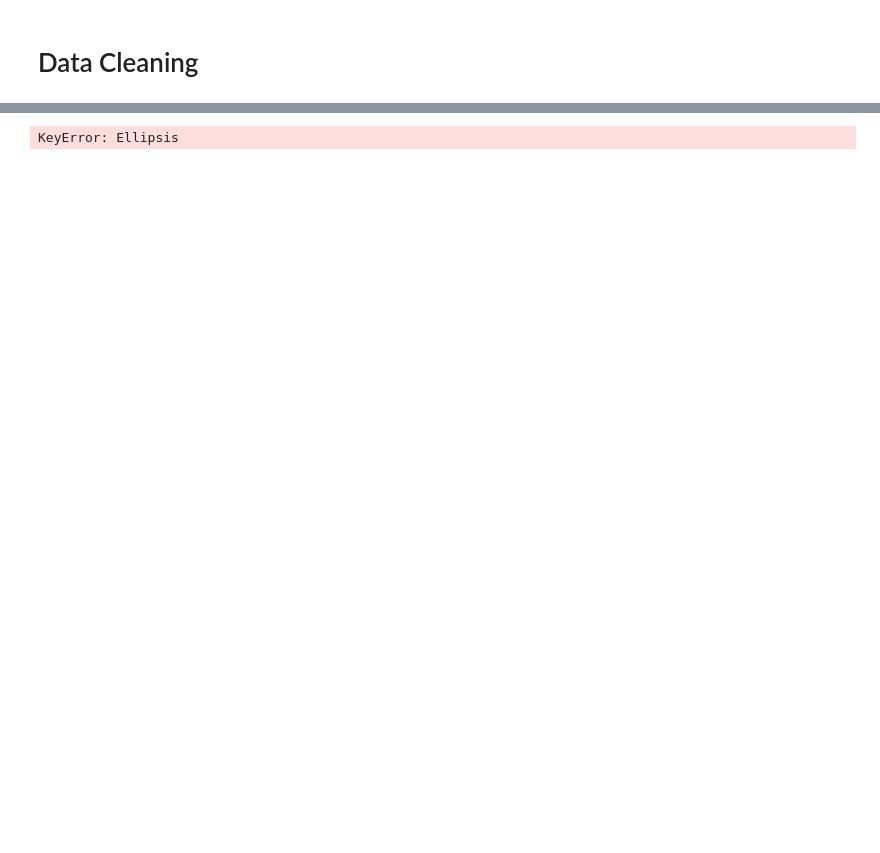
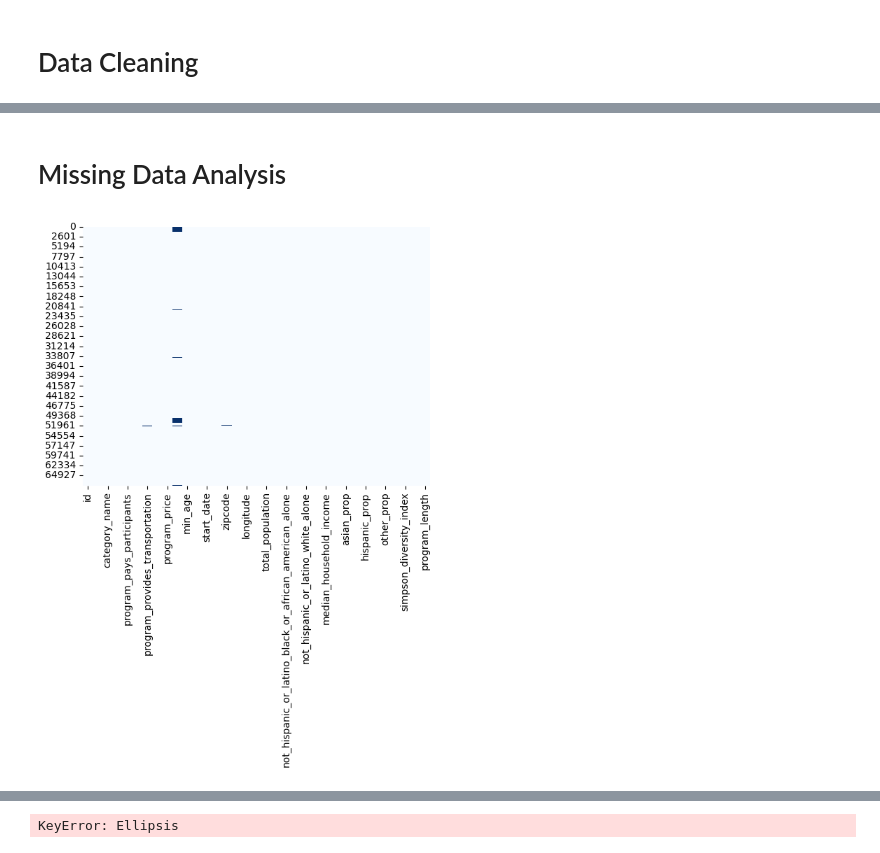
Before and after one commit to bpawlow/Stat390-Project, a Jupyter notebook: Data Cleaning & EDA.ipynb, the cells around one changed output, grey strips where cells are left out. Cells and saved outputs as stored; diff of their text form; code cells hidden in the pictures; blank space fills up the shorter version.

```diff
--- a/Data Cleaning & EDA.ipynb
+++ b/Data Cleaning & EDA.ipynb
@@ -136,0 +130,8 @@ capacity_data = under_25_data.dropna(subset=['capacity'], inplace=True)
+# %% [markdown]
+# Missing Data Analysis
+# %%
+# create a heatmap of missing values
+sns.heatmap(under_25_data.isnull(), cmap='Blues', cbar=False)
+plt.show()
+# %% [output]
+[figure, added]
```
Also changed, not shown: parts of 21 cells of this notebook, 1 other file.
